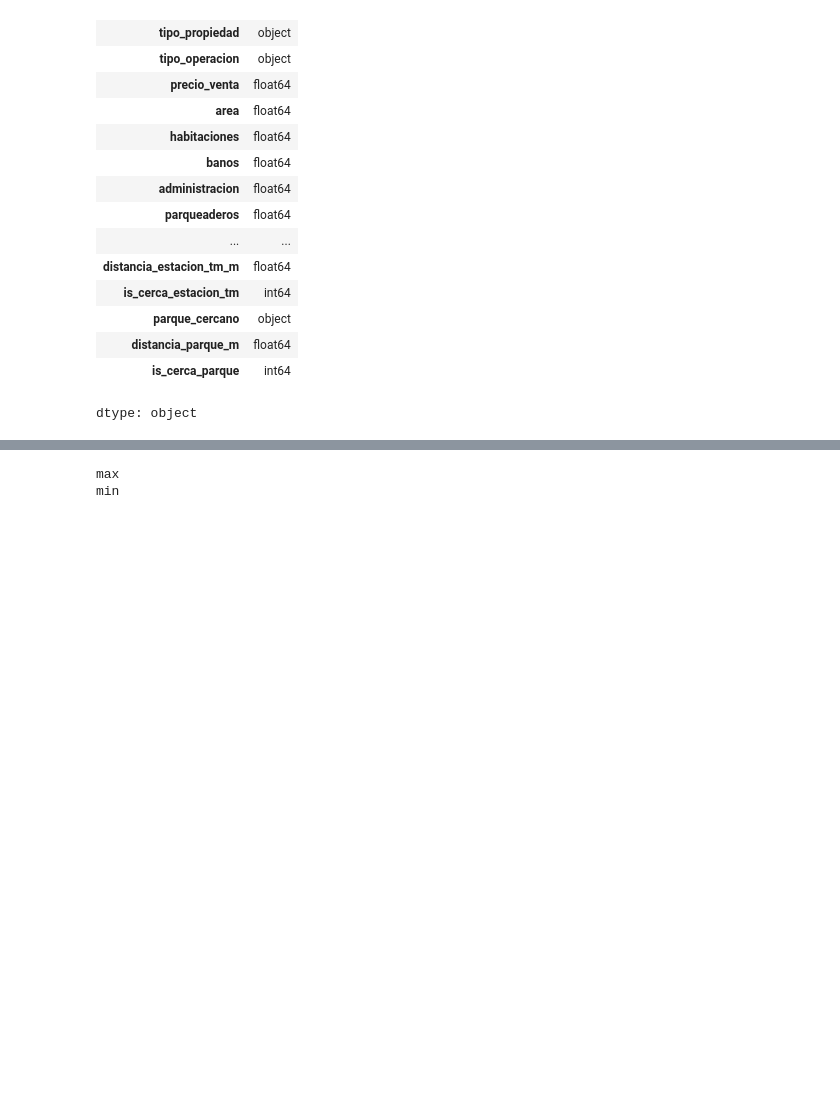
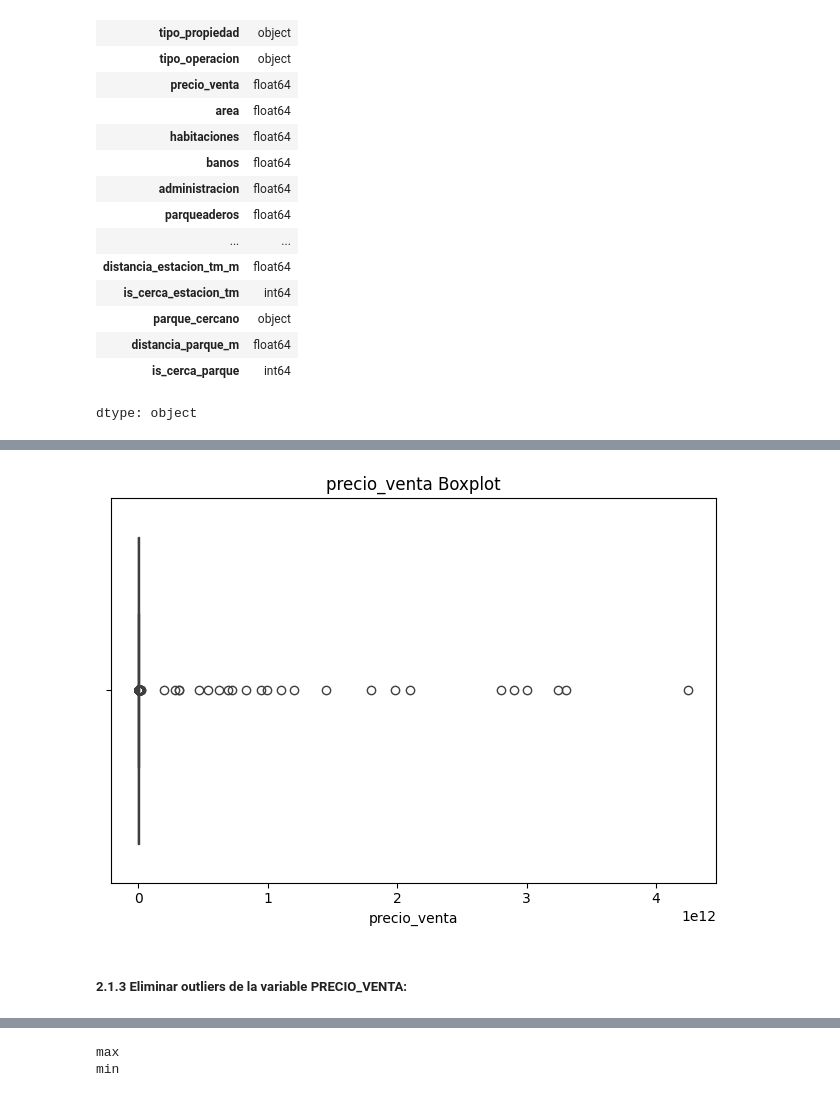
Before and after one commit to amrios80/linear-regression-tutorial, a Jupyter notebook: aptos/aptos.ipynb, the cells around one changed output, grey strips where cells are left out. Saved outputs shown, nothing was run; the diff lists cells and outputs as text; code cells hidden in the pictures; blank space fills up the shorter version.

```diff
--- a/aptos/aptos.ipynb
+++ b/aptos/aptos.ipynb
@@ -80,0 +113,14 @@ apto_df=apto_df[apto_df["tipo_operacion"]=="VENTA"]
+# %%
+def boxplot(apto_df , field="precio_venta"):
+  plt.xlabel(field)
+  sns.boxplot(x=apto_df[field])
+  plt.title(f'{field} Boxplot')
+  plt.xlabel(field)
+  plt.tight_layout()
+  plt.show()
+
+boxplot(apto_df, field="precio_venta")
+# %% [output]
+[figure, added]
+# %% [markdown]
+##### **2.1.3 Eliminar outliers de la variable PRECIO_VENTA**:
```
Also changed, not shown: parts of 14 cells of this notebook.
